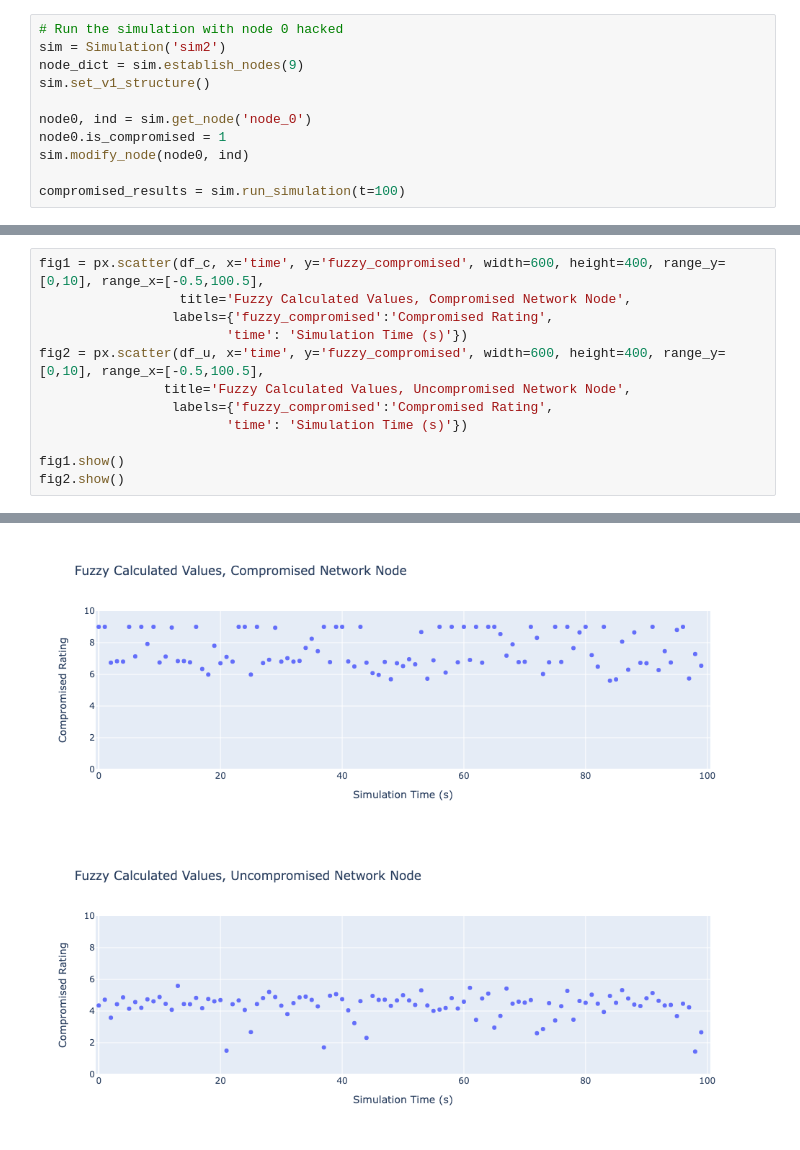
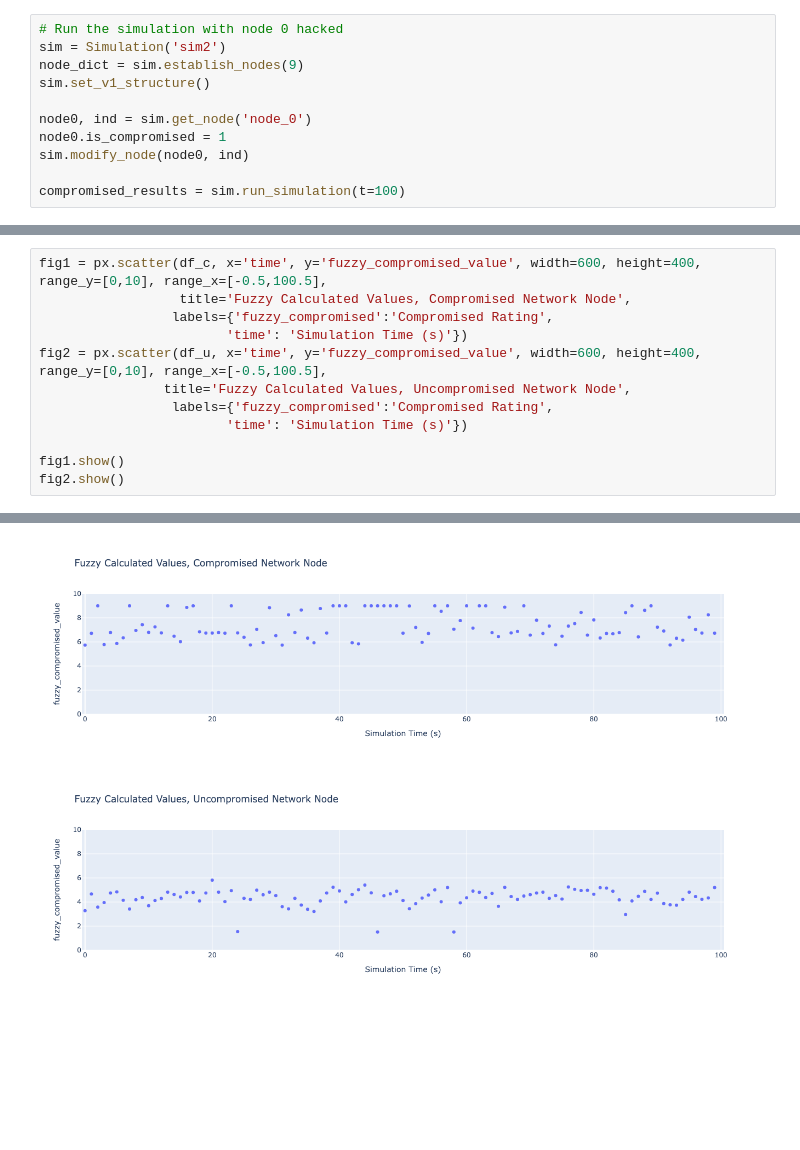
Before and after one commit to carleen/fuzzy-defender, a Jupyter notebook: notebooks/2023-10-15.ipynb, the cells around one changed output, grey strips where cells are left out. Drawn from its saved outputs; the diff is of its cells as text; blank space fills up the shorter version.

```diff
--- a/notebooks/2023-10-15.ipynb
+++ b/notebooks/2023-10-15.ipynb
@@ -34,16 +34,16 @@ print(len(df_u[df_u.flagged_malicious==True]))
 # %%
-fig1 = px.scatter(df_c, x='time', y='fuzzy_compromised', width=600, height=400, range_y=[0,10], range_x=[-0.5,100.5],
+fig1 = px.scatter(df_c, x='time', y='fuzzy_compromised_value', width=600, height=400, range_y=[0,10], range_x=[-0.5,100.5],
                   title='Fuzzy Calculated Values, Compromised Network Node',
                  labels={'fuzzy_compromised':'Compromised Rating',
                         'time': 'Simulation Time (s)'})
-fig2 = px.scatter(df_u, x='time', y='fuzzy_compromised', width=600, height=400, range_y=[0,10], range_x=[-0.5,100.5],
+fig2 = px.scatter(df_u, x='time', y='fuzzy_compromised_value', width=600, height=400, range_y=[0,10], range_x=[-0.5,100.5],
                 title='Fuzzy Calculated Values, Uncompromised Network Node',
                  labels={'fuzzy_compromised':'Compromised Rating',
                         'time': 'Simulation Time (s)'})
 
 fig1.show()
 fig2.show()
 # %% [output]
 [interactive output not drawn]
-[figure, old version]
+[figure, new version]
-[figure, old version]
+[figure, new version]
```
Also changed, not shown: parts of 2 cells of this notebook, 1 other file.
